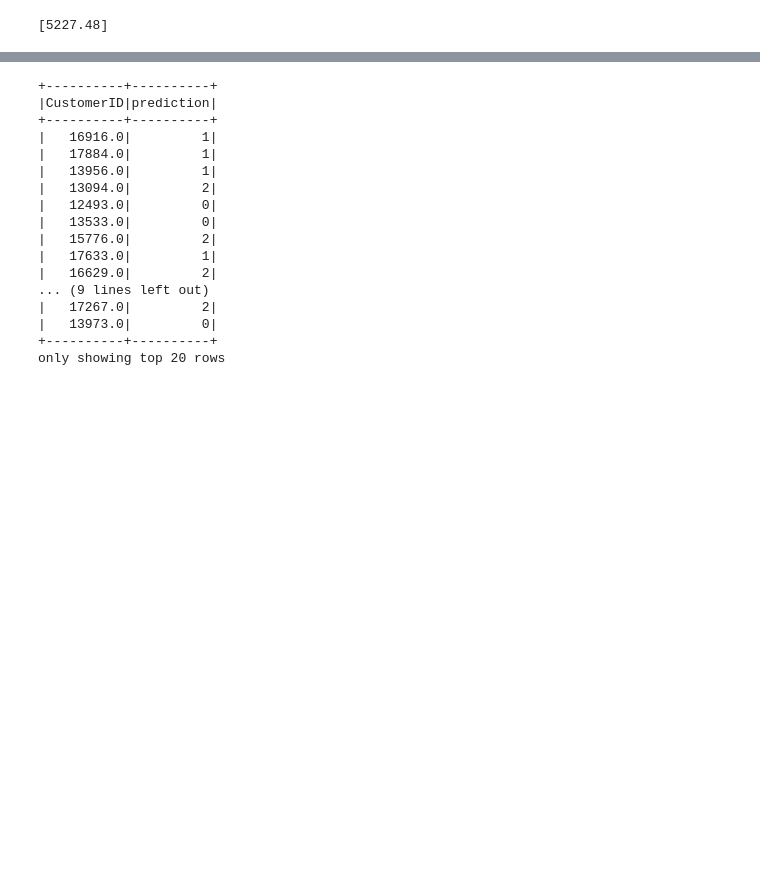
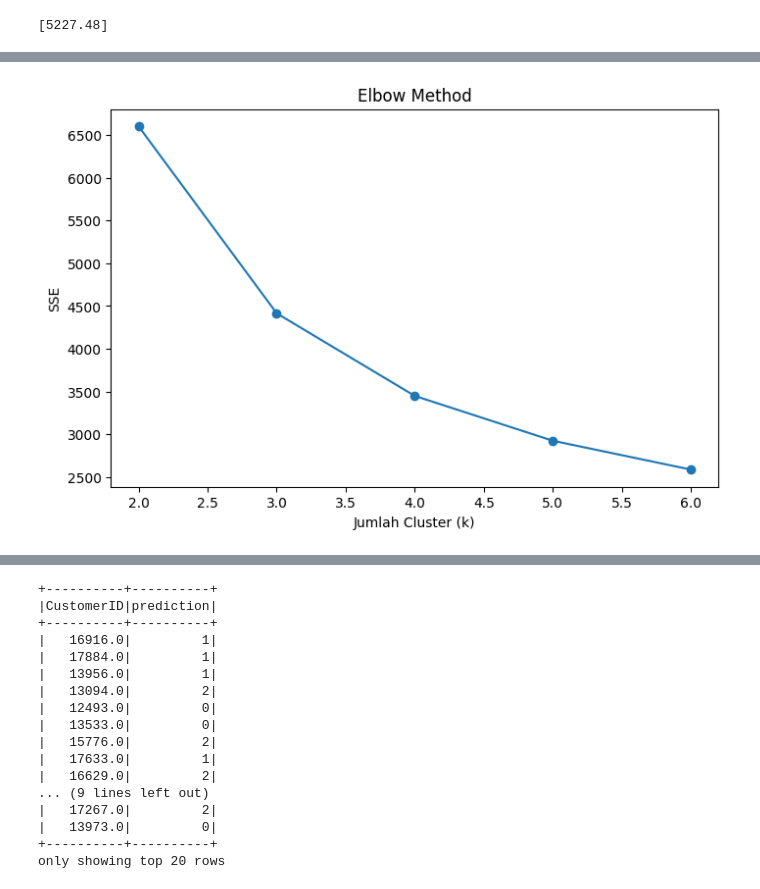
Before and after one commit to raudhatulathifah/Project-Big-Data, a Jupyter notebook: ml_clustering.ipynb, the cells around one changed output, grey strips where cells are left out. Saved outputs shown, nothing was run; the diff lists cells and outputs as text; code cells hidden in the pictures; blank space fills up the shorter version.

Commit message:
Revise clustering evaluation with elbow and silhouette

```diff
--- a/ml_clustering.ipynb
+++ b/ml_clustering.ipynb
@@ -180,0 +185,4 @@ df_scaled = scaler_model.transform(df_vector)
+# %%
+k_values = []
+sse_list = []
+silhouette_list = []
@@ -180,0 +242,18 @@ df_scaled = scaler_model.transform(df_vector)
+# %%
+import matplotlib.pyplot as plt
+
+plt.figure(figsize=(8,5))
+
+plt.plot(
+    k_values,
+    sse_list,
+    marker='o'
+)
+
+plt.xlabel("Jumlah Cluster (k)")
+plt.ylabel("SSE")
+plt.title("Elbow Method")
+
+plt.show()
+# %% [output]
+[figure, added]
```
Also changed, not shown: parts of 6 cells of this notebook.
